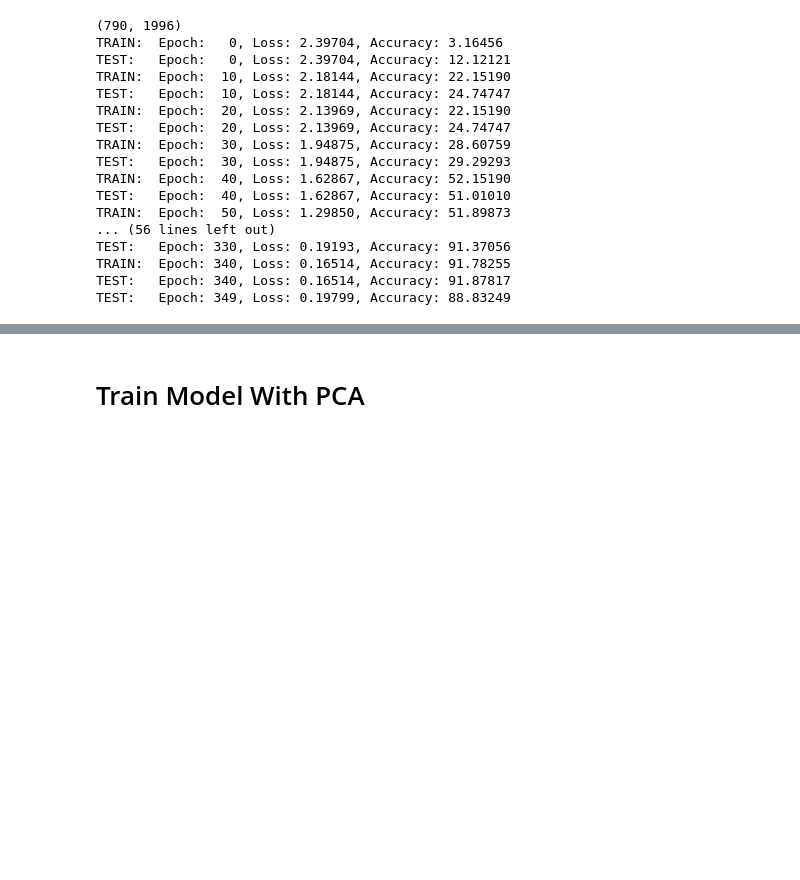
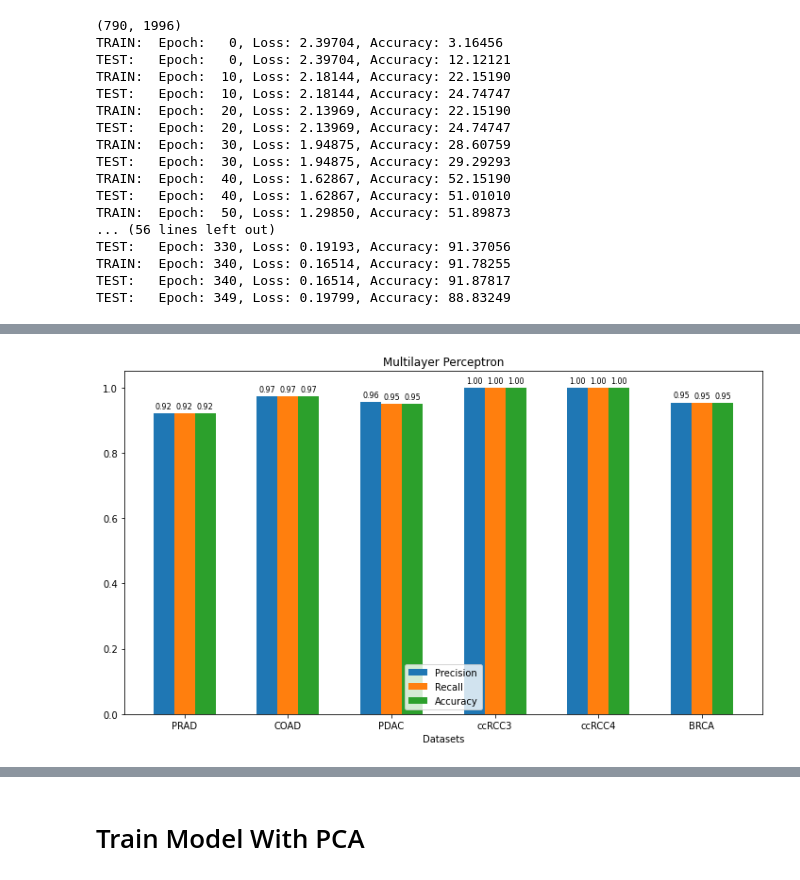
Before and after one commit to utkukaya/deep-learning-project, a Jupyter notebook: prediction.ipynb, the cells around one changed output, grey strips where cells are left out. Drawn from its saved outputs; the diff is of its cells as text; code cells hidden in the pictures; blank space fills up the shorter version.

```diff
--- a/prediction.ipynb
+++ b/prediction.ipynb
@@ -68,7 +69,7 @@ merged_data_variance_based = pd.read_csv('edited dataset/preproccessed_data/merg
 # %% [markdown]
 # Train Model With Autoencoder Feature Extraction
 # %%
-model_autoencoder_cnn = CNN(input_size=merged_datas.shape[1] // 4)
+model_autoencoder_cnn = CNN(input_size=merged_datas.shape[1] // 4, output_size=11)
 model_autoencoder_cnn, train_accs_autoencoder_cnn, train_losses_autoencoder_cnn, train_points_autoencoder_cnn, test_accs_autoencoder_cnn, test_losses_autoencoder_cnn, test_points_autoencoder_cnn = prepare_train_k_fold(model_autoencoder_cnn, merged_datas.values, merged_labels['Labels'].values, reshape_size=merged_datas.shape[1], n_epochs=70)
 # %% [output]
 (790, 1996)
@@ -90,0 +207,13 @@ TEST:   Epoch: 349, Loss: 0.19799, Accuracy: 88.83249
+# %%
+
+for i in range(len(datas)):
+    print(datas[i].shape[1])
+    model_autoencoder_multilayer_perceptron = MultilayerPerceptron(input_size=datas[i].shape[1], output_size=2)
+    model_autoencoder_multilayer_perceptron, train_accs_autoencoder_multilayer_perceptron, train_losses_autoencoder_multilayer_perceptron, train_points_autoencoder_multilayer_perceptron, test_accs_autoencoder_multilayer_perceptron, test_losses_autoencoder_multilayer_perceptron, test_points_autoencoder_multilayer_perceptron = prepare_train_k_fold(model_autoencoder_multilayer_perceptron, datas[i].values, labels[i]['Labels'].values, reshape_size=datas[i].shape[1], n_epochs=4)
+    train_accs_mlp[names[i]] = train_accs_autoencoder_multilayer_perceptron
+    train_losses_mlp[names[i]] = train_losses_autoencoder_multilayer_perceptron
+    train_points_mlp[names[i]] = train_points_autoencoder_multilayer_perceptron
+    test_accs_mlp[names[i]] = test_accs_autoencoder_multilayer_perceptron
+    test_losses_mlp[names[i]] = test_losses_autoencoder_multilayer_perceptron
+    test_points_mlp[names[i]] = test_points_autoencoder_multilayer_perceptron
+    models_mlp[names[i]] = model_autoencoder_multilayer_perceptron
@@ -90,0 +238,62 @@ TEST:   Epoch: 349, Loss: 0.19799, Accuracy: 88.83249
+# %%
+from sklearn.metrics import precision_score, recall_score, accuracy_score
+
+precision_scores = []
+recall_scores = []
+accuracy_scores = []
+
+def evaluate_model(model, data, labels):
+    model.eval()
+    with torch.no_grad():
+        outputs = model(data)
+        _, predicted = torch.max(outputs, 1)
+        precision = precision_score(labels.numpy(), predicted.numpy(), average='weighted')
+        recall = recall_score(labels.numpy(), predicted.numpy(), average='weighted')
+        accuracy = accuracy_score(labels.numpy(), predicted.numpy())
+    return precision, recall, accuracy
+
+# Evaluate each model
+for i, name in enumerate(names):
+    model = models_mlp[name]
+    data = torch.tensor(datas[i].values, dtype=torch.float32)  # Convert dataframe to tensor
+    label = torch.tensor(labels[i].values, dtype=torch.long)   # Convert labels to tensor
+    precision, recall, accuracy = evaluate_model(model, data, label)
+    precision_scores.append(precision)
+    recall_scores.append(recall)
+    accuracy_scores.append(accuracy)
+# Plotting the results
+x = np.arange(len(names))  # Label locations
+width = 0.2  # Width of the bars
+
+fig, ax = plt.subplots(figsize=(10, 6))
+rects1 = ax.bar(x - width, precision_scores, width, label='Precision')
+rects2 = ax.bar(x, recall_scores, width, label='Recall')
+rects3 = ax.bar(x + width, accuracy_scores, width, label='Accuracy')
+
+# Add some text for labels, title and custom x-axis tick labels, etc.
+ax.set_xlabel('Datasets')
+# ax.set_ylabel('Scores')
+ax.set_title('Multilayer Perceptron')
+ax.set_xticks(x)
+ax.set_xticklabels(names)
+ax.legend()
+
+# Function to add labels on bars
+def autolabel(rects):
+    """Attach a text label above each bar in *rects*, displaying its height."""
+    for rect in rects:
+        height = rect.get_height()
+        ax.annotate('%.2f' % height,
+                    xy=(rect.get_x() + rect.get_width() / 2, height),
+                    xytext=(0, 3),  # 3 points vertical offset
+                    textcoords="offset points",
+                    ha='center', va='bottom', fontsize=8)
+
+autolabel(rects1)
+autolabel(rects2)
+autolabel(rects3)
+
+fig.tight_layout()
+plt.show()
+# %% [output]
+[figure, added]
```
Also changed, not shown: parts of 14 cells of this notebook, 6 other files.
